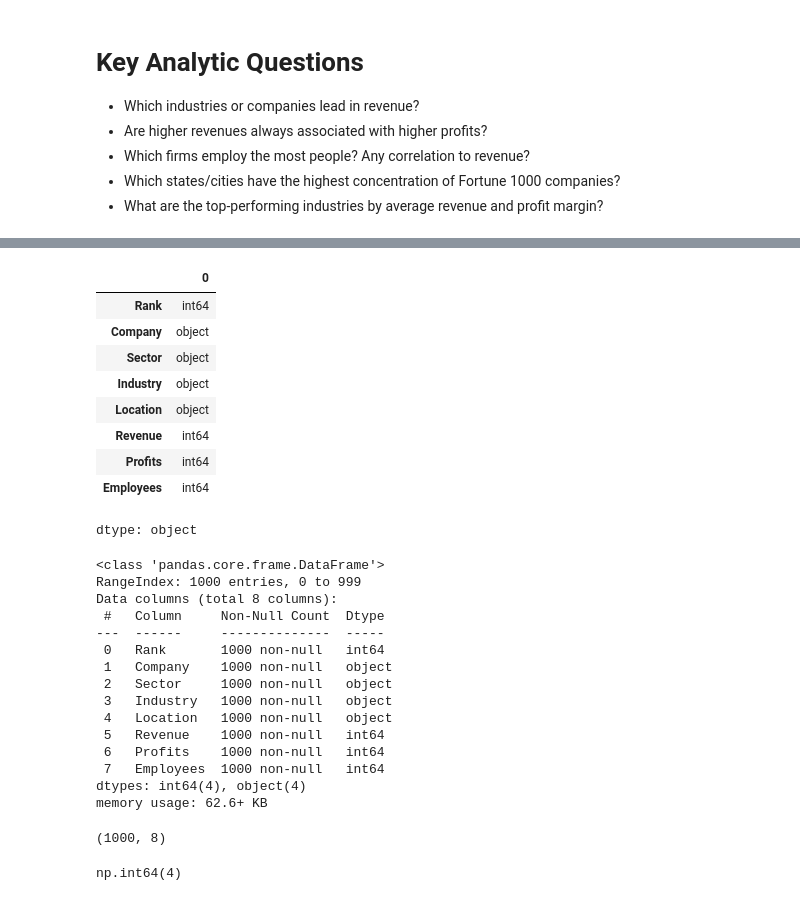
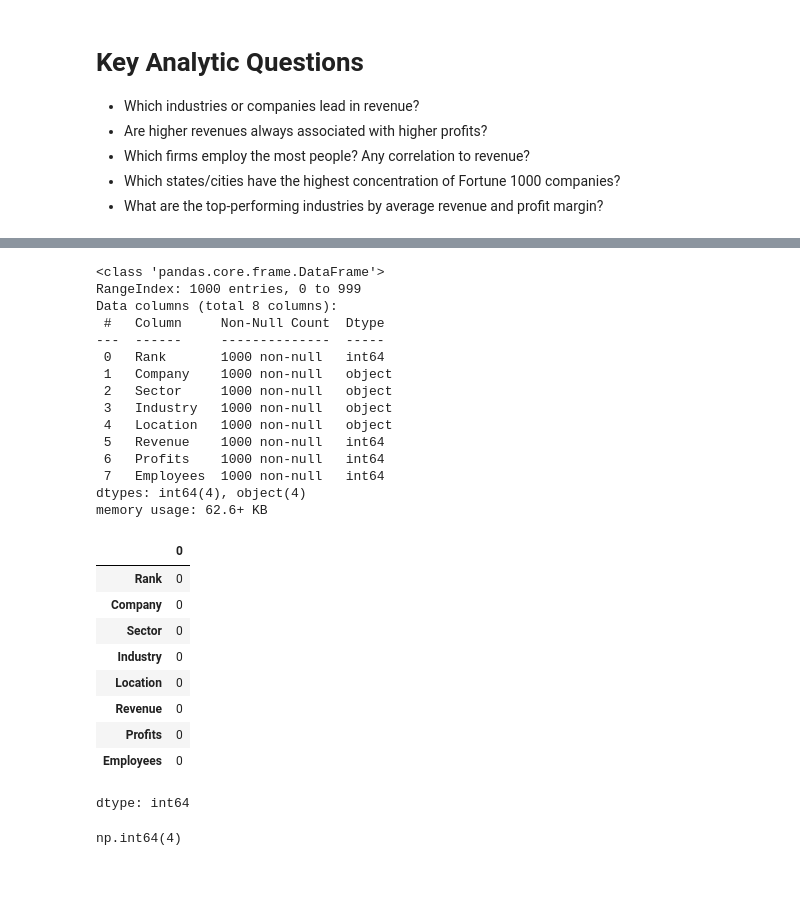
Before and after one commit to 07Shibin/07Shibin, a Jupyter notebook: FortuneThousandAnalysis.ipynb, the cells around one changed output, grey strips where cells are left out. Drawn from its saved outputs; the diff is of its cells as text; code cells hidden in the pictures.

```diff
--- a/FortuneThousandAnalysis.ipynb
+++ b/FortuneThousandAnalysis.ipynb
@@ -95,39 +106,34 @@ df_fr.sample(20)
 # %%
-#Display the data types of the columns
-df_fr.dtypes
+#5. Display the information about the dataset?
+df_fr.info()
 # %% [output]
-|  | 0 |
-| Rank | int64 |
-| Company | object |
-| Sector | object |
-| Industry | object |
-| Location | object |
-| Revenue | int64 |
-| Profits | int64 |
-| Employees | int64 |
-dtype: object
+<class 'pandas.core.frame.DataFrame'>
+RangeIndex: 1000 entries, 0 to 999
+Data columns (total 8 columns):
+ #   Column     Non-Null Count  Dtype
+---  ------     --------------  -----
+ 0   Rank       1000 non-null   int64
+ 1   Company    1000 non-null   object
+ 2   Sector     1000 non-null   object
+ 3   Industry   1000 non-null   object
+ 4   Location   1000 non-null   object
+ 5   Revenue    1000 non-null   int64
+ 6   Profits    1000 non-null   int64
+ 7   Employees  1000 non-null   int64
+dtypes: int64(4), object(4)
+memory usage: 62.6+ KB
-# %%
-#Display the information about the dataset
-df_fr.info()
-# %% [output]
-<class 'pandas.core.frame.DataFrame'>
-RangeIndex: 1000 entries, 0 to 999
-Data columns (total 8 columns):
- #   Column     Non-Null Count  Dtype
----  ------     --------------  -----
- 0   Rank       1000 non-null   int64
- 1   Company    1000 non-null   object
- 2   Sector     1000 non-null   object
- 3   Industry   1000 non-null   object
- 4   Location   1000 non-null   object
- 5   Revenue    1000 non-null   int64
- 6   Profits    1000 non-null   int64
- 7   Employees  1000 non-null   int64
-dtypes: int64(4), object(4)
-memory usage: 62.6+ KB
-# %%
-#Display the dimensions (shape) of the dataset
-df_fr.shape
-# %% [output]
-(1000, 8)
+# %%
+#. Which columns contain null or missing values? Show counts.
+df_fr.isnull().sum()
+# %% [output]
+|  | 0 |
+| Rank | 0 |
+| Company | 0 |
+| Sector | 0 |
+| Industry | 0 |
+| Location | 0 |
+| Revenue | 0 |
+| Profits | 0 |
+| Employees | 0 |
+dtype: int64
 # %%
```
Also changed, not shown: parts of 7 cells of this notebook.
